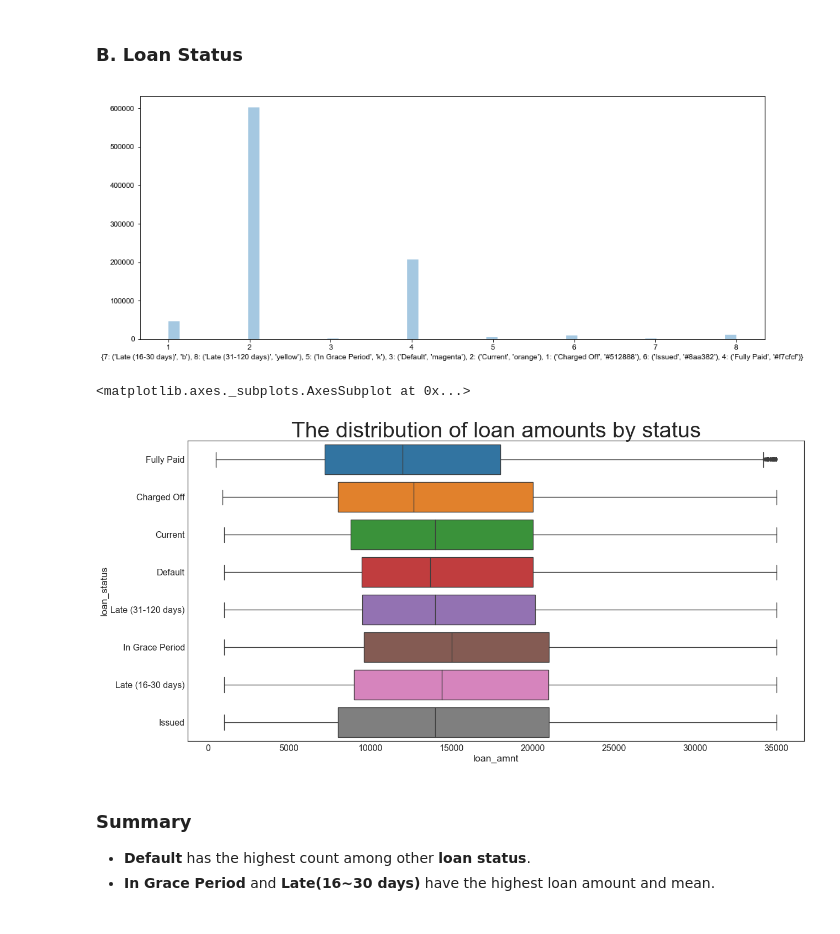
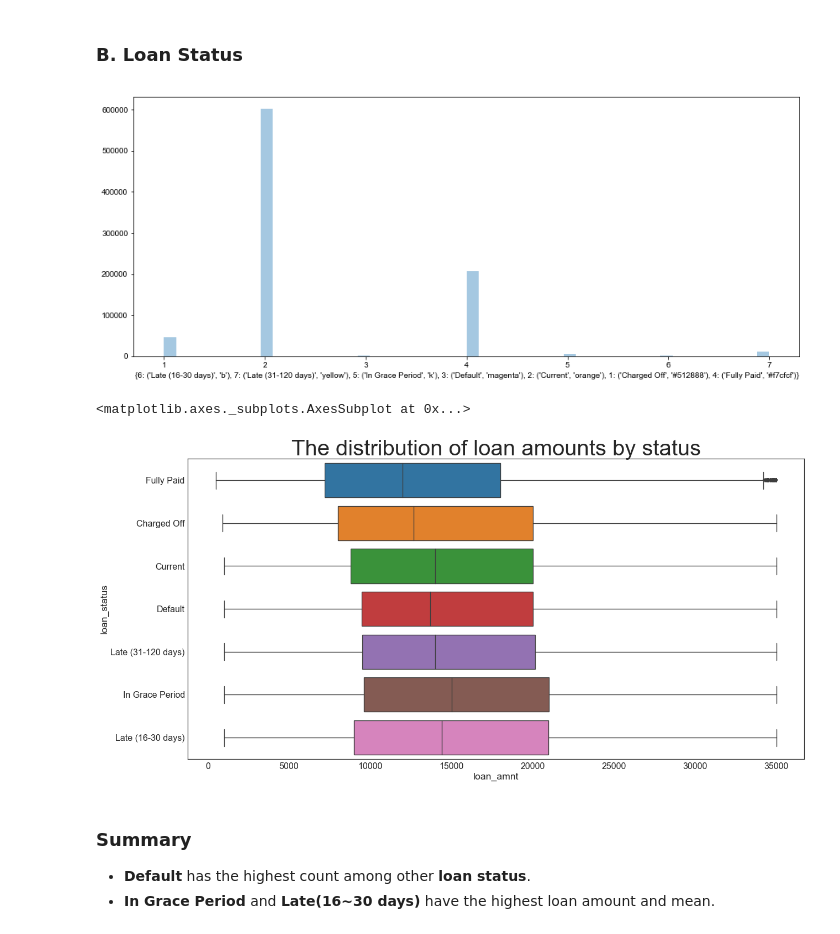
Before and after one commit to Deedasmi/mis665_final, a Jupyter notebook: mis665_final.ipynb, the cells around one changed output. Drawn from its saved outputs; the diff is of its cells as text; code cells hidden in the pictures.

Commit message:
Dropped issued loans
Issues loand simply haven't had payments on them yet, so unfair to categorize them

```diff
--- a/mis665_final.ipynb
+++ b/mis665_final.ipynb
@@ -52,9 +52,11 @@ df = df.drop(['application_type'], axis=1)
 # %%
 # Filters out "Does not meet credit policy" loan statuses
 # Removes 2,749 records
+df.groupby(['loan_status']).size()
 df['loan_status_int'] = categorize(df['loan_status'])
 df = pd.DataFrame(df[df['loan_status_int'] != 4])
 df = pd.DataFrame(df[df['loan_status_int'] != 5])
+df = pd.DataFrame(df[df['loan_status_int'] != 8])
 df = df.drop(['loan_status_int'], axis=1)
 
-#df.groupby(['loan_status']).size()
+df['loan_status'].unique()
@@ -146,27 +151,26 @@ plt.show()
 # %% [markdown]
 ### B. Loan Status
 # %%
-legend = {7:("Late (16-30 days)",'b'),
-          8:("Late (31-120 days)",'yellow'),
+legend = {6:("Late (16-30 days)",'b'),
+          7:("Late (31-120 days)",'yellow'),
           5:("In Grace Period","k"),
           3:("Default",'magenta'),
           2:("Current", "orange"),
           1:("Charged Off","#512888"),
-          6:("Issued","#8aa382"),
           4:("Fully Paid","#f7cfcf")}
 
 
 
 plt.subplots(figsize=(15,6))
 
 sns.set_context("paper", font_scale=2)
 sns.set_style("white")
 a = sns.distplot(categorize(df_copy["loan_status"]), kde=False)
 a.set(xlabel=legend)
 plt.legend()
 plt.show()
 # %% [output]
-[figure, old version]
+[figure, new version]
 # %%
 # Loan amount by its status
 plt.subplots(figsize=(20,10))
@@ -174,7 +178,7 @@ plt.title("The distribution of loan amounts by status").set_size(40)
 sns.boxplot(x="loan_amnt", y="loan_status", data=df_copy)
 # %% [output]
 <matplotlib.axes._subplots.AxesSubplot at 0x...>
-[figure, old version]
+[figure, new version]
 # %% [markdown]
 ### Summary
 - **Default** has the highest count among other **loan status**.
```
Also changed, not shown: parts of 7 cells of this notebook.
